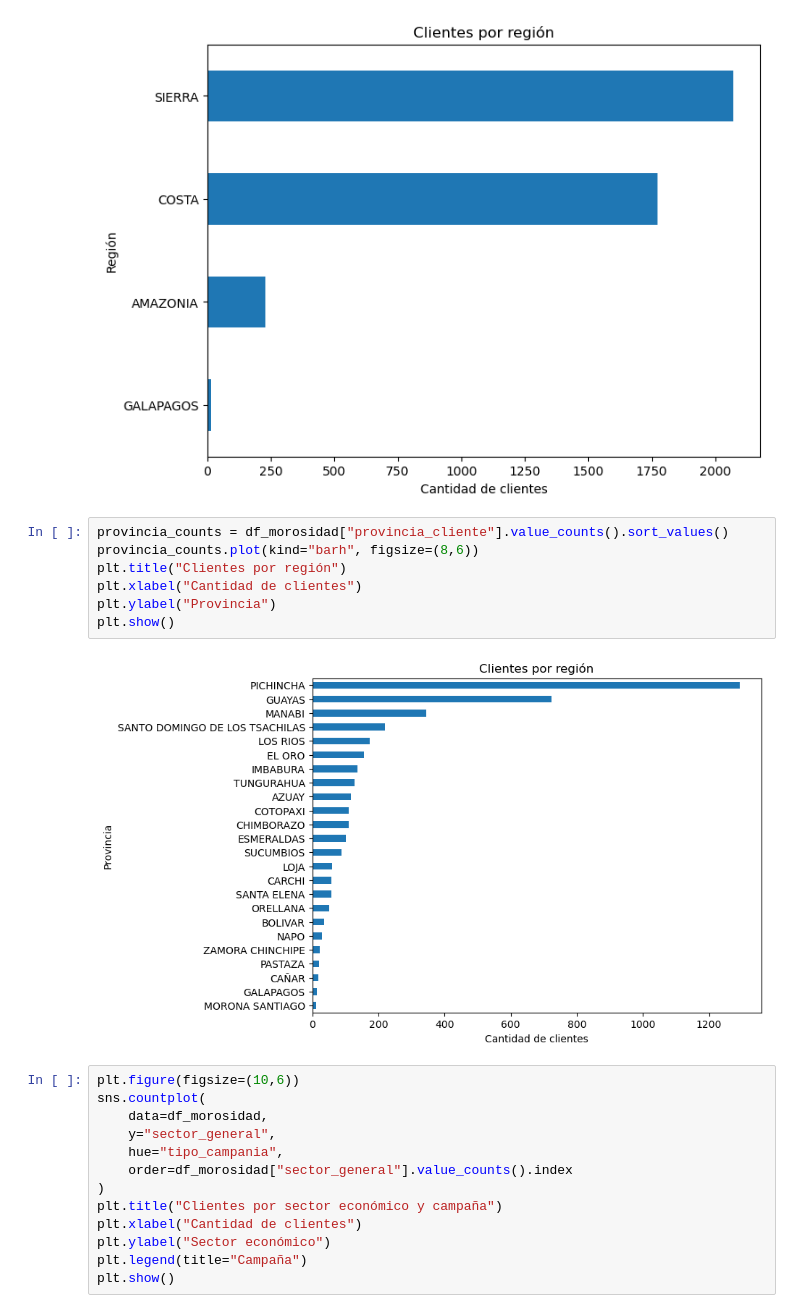
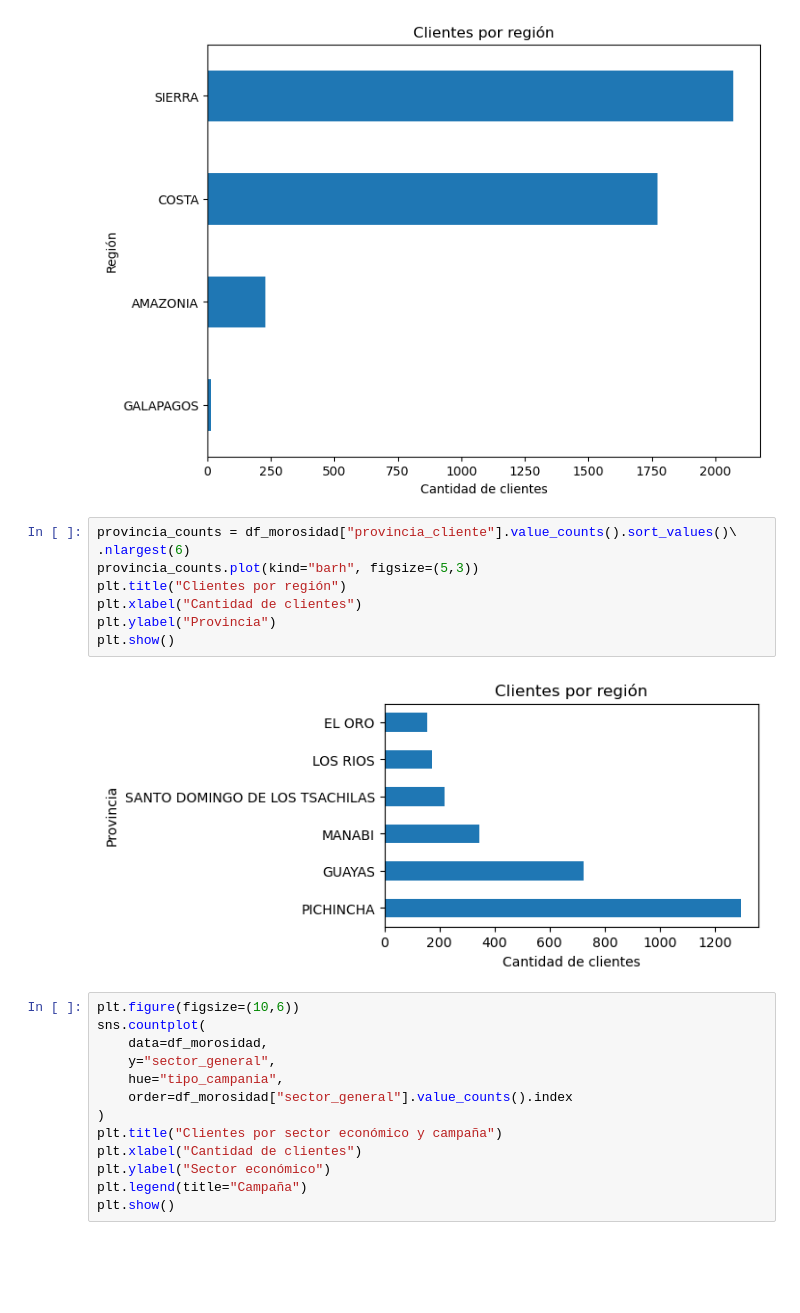
Before and after one commit to carlos-calderon-cabezas/financial-relief-analysis, a Jupyter notebook: analisis_alivio_financiero.ipynb, the cells around one changed output. Cells and saved outputs as stored; diff of their text form; blank space fills up the shorter version.

```diff
--- a/analisis_alivio_financiero.ipynb
+++ b/analisis_alivio_financiero.ipynb
@@ -277,14 +283,15 @@ plt.show()
 # %% [output]
 [figure]
 # %%
-provincia_counts = df_morosidad["provincia_cliente"].value_counts().sort_values()
-provincia_counts.plot(kind="barh", figsize=(8,6))
+provincia_counts = df_morosidad["provincia_cliente"].value_counts().sort_values()\
+.nlargest(6)
+provincia_counts.plot(kind="barh", figsize=(5,3))
 plt.title("Clientes por región")
 plt.xlabel("Cantidad de clientes")
 plt.ylabel("Provincia")
 plt.show()
 # %% [output]
-[figure, old version]
+[figure, new version]
 # %%
 plt.figure(figsize=(10,6))
 sns.countplot(
```
Also changed, not shown: parts of 3 cells of this notebook.
